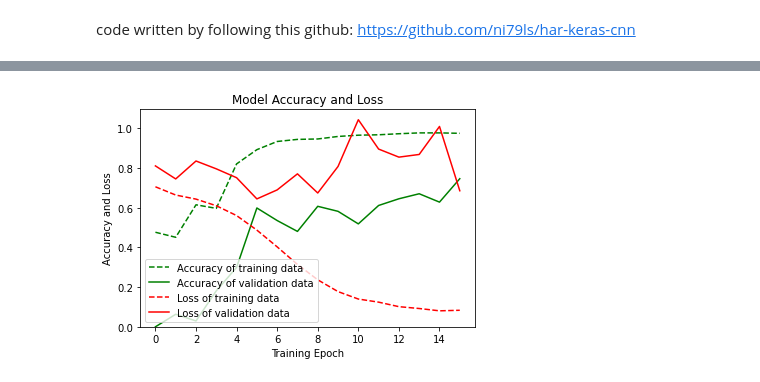
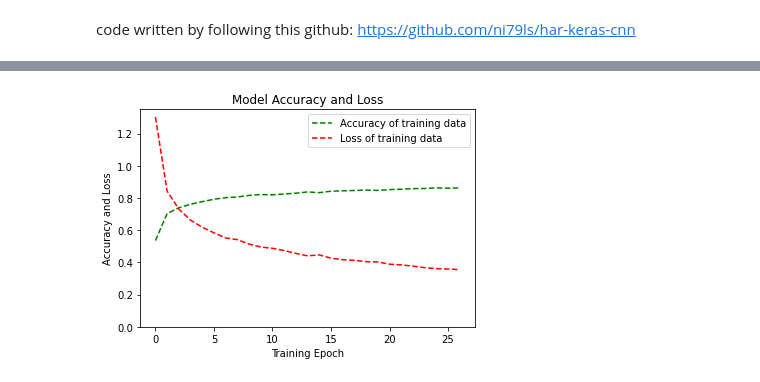
Before and after one commit to project-beyond-vision/software, a Jupyter notebook: ML/ML model.ipynb, the cells around one changed output, grey strips where cells are left out. Drawn from its saved outputs; the diff is of its cells as text; code cells hidden in the pictures.

```diff
--- a/ML/ML model.ipynb
+++ b/ML/ML model.ipynb
@@ -116,9 +111,13 @@ def normalize_features(data):
 #     minim = np.min(data, axis=0)
 #     return (data - minim)/(maxim - minim)
 # %%
-for i in range(3,12):
-    print(data.columns[i])
-    Training_data.iloc[:, i] = normalize_features(Training_data.iloc[:, i])
+mu = []
+sigma = []
+for i in range(0,6):
+    print(Training_data.columns[i])
+    mu.append(np.mean(Training_data.iloc[:, i], axis=0))
+    sigma.append(np.std(Training_data.iloc[:, i], axis=0))
+    Training_data.iloc[:, i] = normalize_features(Training_data.iloc[:, i], mu[i], sigma[i])
 
 Training_data
 # %% [output]
@@ -169,9 +164,9 @@ def create_segments(data):
         gyro_xs = data['gyro_x'].values[i: i + TIME_PERIODS]
         gyro_ys = data['gyro_y'].values[i: i + TIME_PERIODS]
         gyro_zs = data['gyro_z'].values[i: i + TIME_PERIODS]
-        mag_xs = data['mag_x'].values[i: i + TIME_PERIODS]
-        mag_ys = data['mag_y'].values[i: i + TIME_PERIODS]
-        mag_zs = data['mag_z'].values[i: i + TIME_PERIODS]
+#         mag_xs = data['mag_x'].values[i: i + TIME_PERIODS]
+#         mag_ys = data['mag_y'].values[i: i + TIME_PERIODS]
+#         mag_zs = data['mag_z'].values[i: i + TIME_PERIODS]
 
 #         #Features
 #         #mean
@@ -235,11 +230,11 @@ def create_segments(data):
         # Retrieve the most often used label in this segment
         label = stats.mode(data['encoded_label'][i: i + TIME_PERIODS])[0][0]
 
-#         segments.append([accel_xs, accel_ys, accel_zs, gyro_xs, gyro_ys, gyro_zs, mag_xs, mag_ys, mag_zs, accel_x_mean,\
+#         segments.append([accel_xs, accel_ys, accel_zs, gyro_xs, gyro_ys, gyro_zs, accel_x_mean,\
 #                          accel_z_mean, gyro_x_mean, gyro_z_mean, accel_x_std, accel_y_std, accel_z_std, gyro_x_std,  gyro_y_std, \
 #                          gyro_z_std, accel_x_min, accel_y_min, accel_z_min, gyro_x_min, accel_x_eng, accel_y_eng, accel_z_eng, \
 #                          accel_x_mad, accel_z_mad, gyro_y_mad, gyro_z_mad, accel_sma, gyro_sma])
-        segments.append([accel_xs, accel_ys, accel_zs, gyro_xs, gyro_ys, gyro_zs, mag_xs, mag_ys, mag_zs])
+        segments.append([accel_xs, accel_ys, accel_zs, gyro_xs, gyro_ys, gyro_zs])
         labels.append(label)
 
     # Bring the segments into a better shape
@@ -272,11 +269,11 @@ New y_train shape:  (1183, 2)
 # %%
 model_m = Sequential()
 model_m.add(Reshape((TIME_PERIODS,no_of_features), input_shape=(TIME_PERIODS*no_of_features,)))
-model_m.add(Conv1D(200, 3, activation='relu'))
-model_m.add(MaxPooling1D(4))
-model_m.add(Conv1D(256, 3, activation='relu'))
+model_m.add(Conv1D(100, 3, activation='relu'))
 model_m.add(MaxPooling1D(3))
-model_m.add(Conv1D(200, 2, activation='relu'))
+model_m.add(Conv1D(120, 3, activation='relu'))
+model_m.add(MaxPooling1D(3))
+model_m.add(Conv1D(80, 3, activation='relu'))
 model_m.add(GlobalAveragePooling1D())
 model_m.add(Dropout(0.3))
 model_m.add(Dense(len(LABELS), activation='softmax'))
@@ -304,12 +301,12 @@ callbacks_list = [
     keras.callbacks.EarlyStopping(monitor='accuracy', patience=2)
 ]
 
-# opt = optimizers.Adam(learning_rate=0.0001)
+opt = optimizers.SGD(learning_rate=0.01, momentum=0.9)
 
-model_m.compile(loss='binary_crossentropy',
-                optimizer='adam', metrics=['accuracy'])
+model_m.compile(loss='categorical_crossentropy',
+                optimizer=opt, metrics=['accuracy'])
 
-BATCH_SIZE = 400
+BATCH_SIZE = 200
 EPOCHS = 50
 
 history = model_m.fit(x_train,
@@ -317,8 +314,6 @@ history = model_m.fit(x_train,
                       batch_size=BATCH_SIZE,
                       epochs=EPOCHS,
                       callbacks=callbacks_list,
-                      validation_split=0.2,
-                      shuffle = True,
                       verbose=1)
 # %% [output]
 Epoch 1/50
@@ -341,15 +336,15 @@ Epoch 16/50
 # %%
 # summarize history for accuracy and loss
 plt.figure(figsize=(6, 4))
 plt.plot(history.history['accuracy'], "g--", label="Accuracy of training data")
-plt.plot(history.history['val_accuracy'], "g", label="Accuracy of validation data")
+# plt.plot(history.history['val_accuracy'], "g", label="Accuracy of validation data")
 plt.plot(history.history['loss'], "r--", label="Loss of training data")
-plt.plot(history.history['val_loss'], "r", label="Loss of validation data")
+# plt.plot(history.history['val_loss'], "r", label="Loss of validation data")
 plt.title('Model Accuracy and Loss')
 plt.ylabel('Accuracy and Loss')
 plt.xlabel('Training Epoch')
 plt.ylim(0)
 plt.legend()
 plt.show()
 # %% [output]
-[figure, old version]
+[figure, new version]
```
Also changed, not shown: parts of 48 cells of this notebook, 5 other files.
